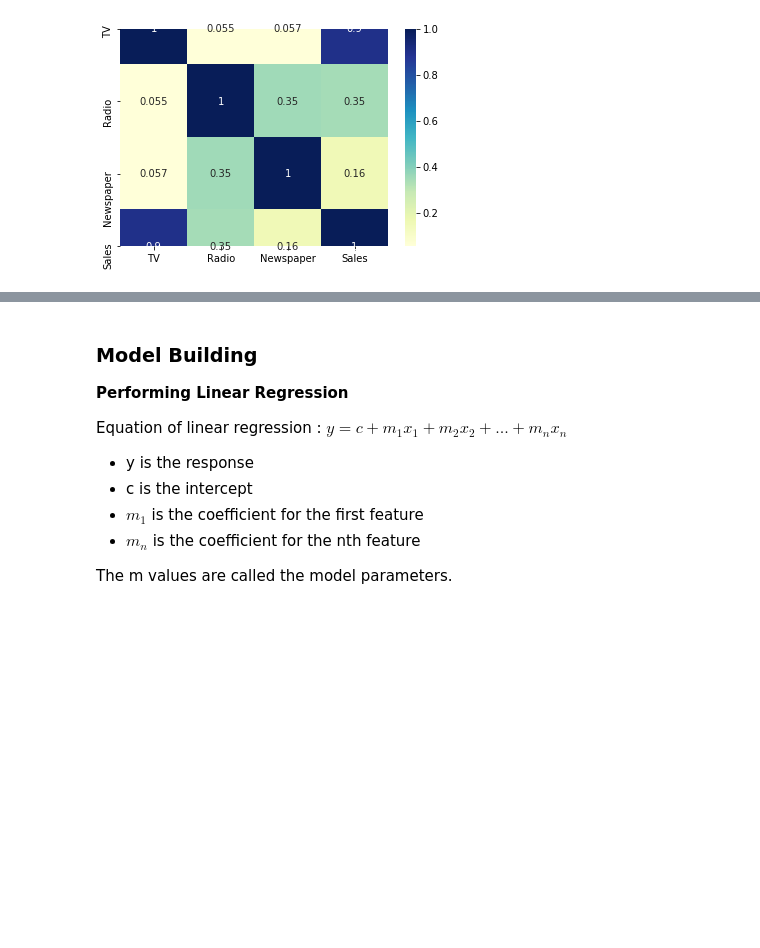
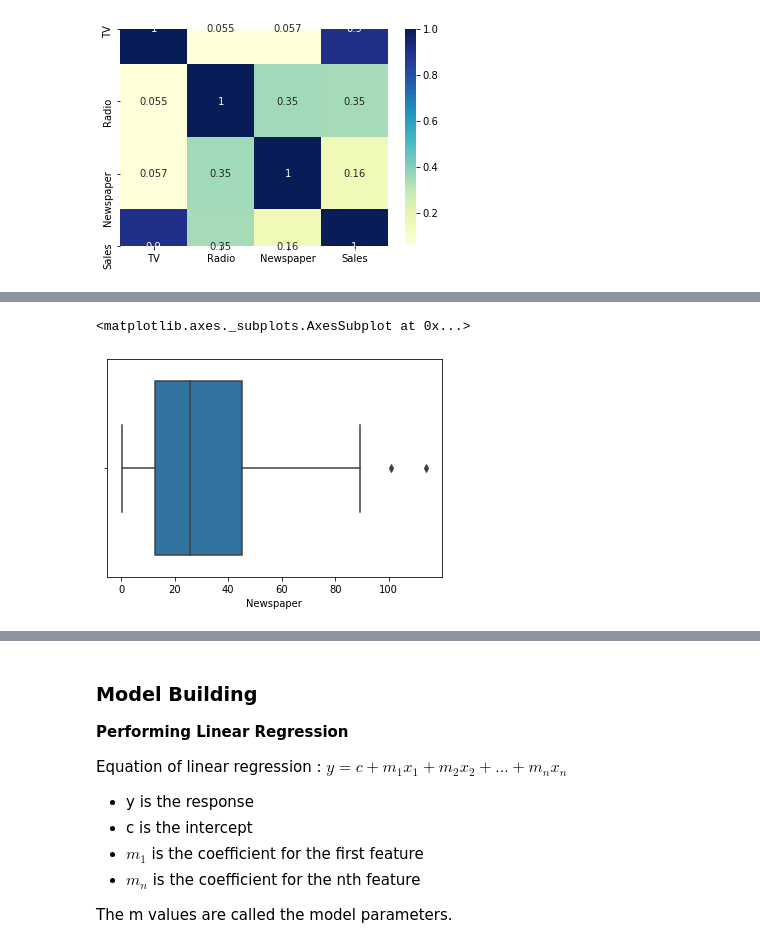
Before and after one commit to adityamahamuni/ML, a Jupyter notebook: Sales Prediction ML/Sales Prediction.ipynb, the cells around one changed output, grey strips where cells are left out. Saved outputs shown, nothing was run; the diff lists cells and outputs as text; code cells hidden in the pictures; blank space fills up the shorter version.

```diff
--- a/Sales Prediction ML/Sales Prediction.ipynb
+++ b/Sales Prediction ML/Sales Prediction.ipynb
@@ -64,0 +90,5 @@ plt.show()
+# %%
+sns.boxplot(data["Newspaper"])
+# %% [output]
+<matplotlib.axes._subplots.AxesSubplot at 0x...>
+[figure, added]
```
Also changed, not shown: parts of 32 cells of this notebook.
